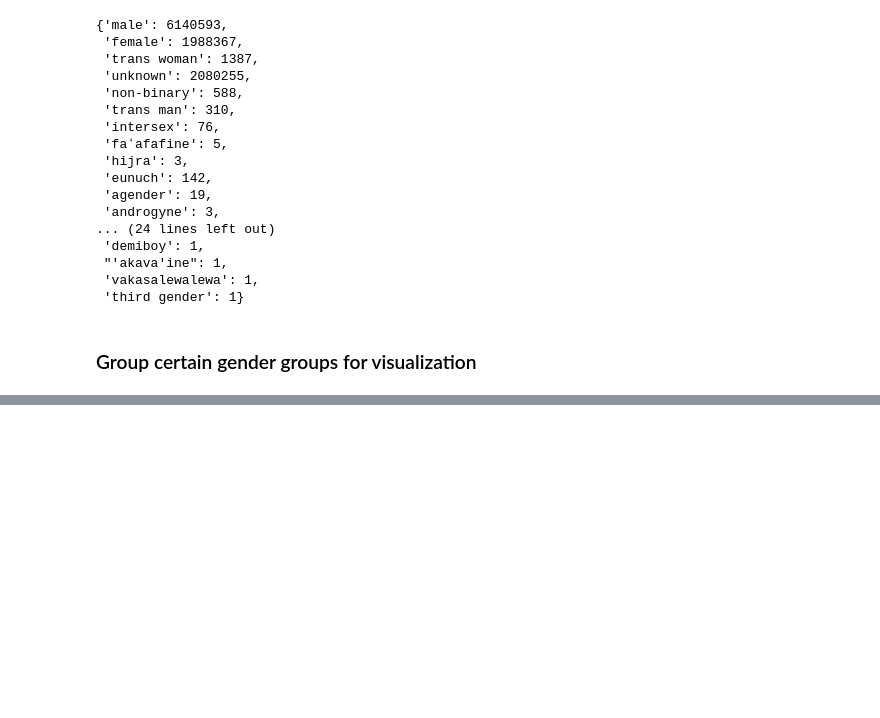
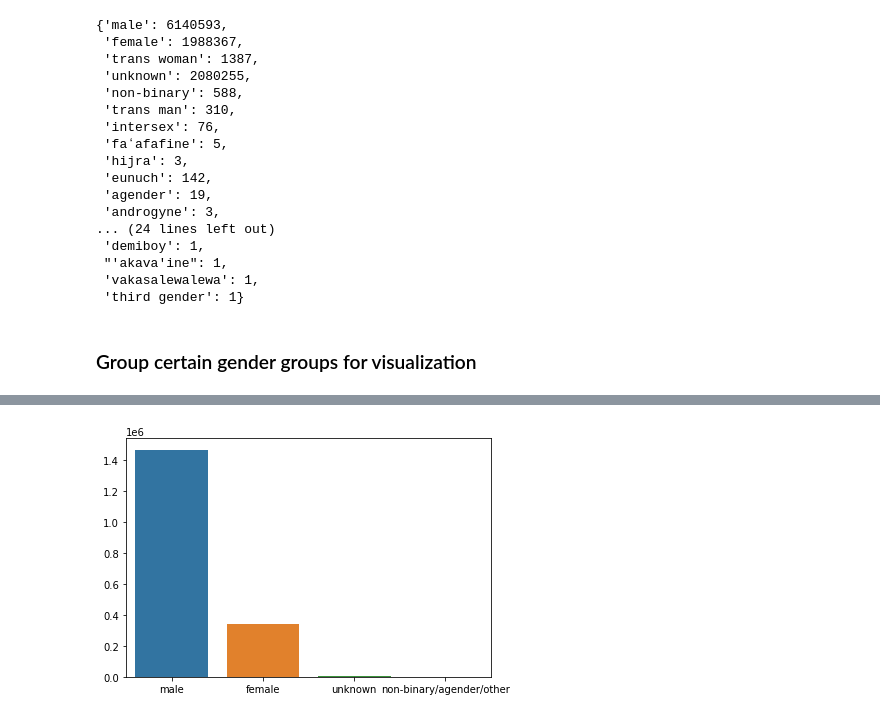
Before and after one commit to krangelie/knowledge-enhanced-lm-training, a Jupyter notebook: notebooks/kelm_eda.ipynb, the cells around one changed output, grey strips where cells are left out. Saved outputs shown, nothing was run; the diff lists cells and outputs as text; code cells hidden in the pictures; blank space fills up the shorter version.

```diff
--- a/notebooks/kelm_eda.ipynb
+++ b/notebooks/kelm_eda.ipynb
@@ -180,0 +194,16 @@ with open("wikidata_genders.json", "w") as f:
+# %%
+keys = ["female", "trans woman", "male",  "trans man", "unknown", "non-binary/agender/other"]
+kelm_grouped_frequencies = dict(zip(keys, [0]*len(keys)))
+#gender_df = pd.DataFrame()
+for i, ent in enumerate(tqdm(kelm_ent_list)):
+    ent_unpacked = json.loads(ent)
+    g = ent_unpacked["gender"]
+    #gender_df.loc[i, ["id", "gender"]] = ent_unpacked["id"], g
+    if g in ["female", "cisgender female"]:
+        kelm_grouped_frequencies["female"] += 1
+    elif g in ["unknown", "undisclosed gender"]:
+        kelm_grouped_frequencies["unknown"] += 1
+    elif g in ["male", "trans woman", "trans man"]:
+        kelm_grouped_frequencies[g] += 1
+    else:
+        kelm_grouped_frequencies["non-binary/agender/other"] += 1
@@ -180,0 +227,2 @@ with open("wikidata_genders.json", "w") as f:
+# %%
+kelm_grouped_frequencies = {k: v for k, v in sorted(kelm_grouped_frequencies.items(), key=lambda item: item[1], reverse=True)}
@@ -180,0 +237,5 @@ with open("wikidata_genders.json", "w") as f:
+# %%
+sns.countplot(df)
+plt.tight_layout()
+# %% [output]
+[figure, added]
```
Also changed, not shown: parts of 29 cells of this notebook, 2 other files.
